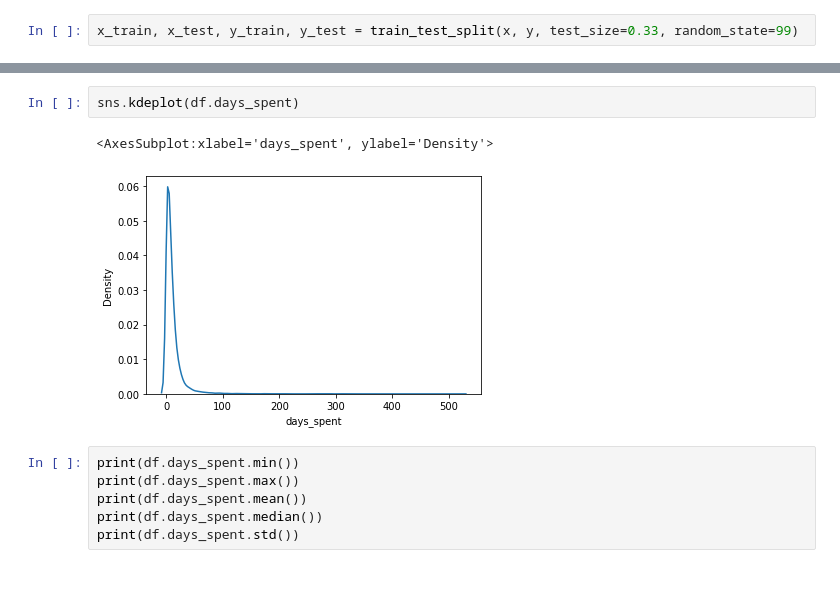
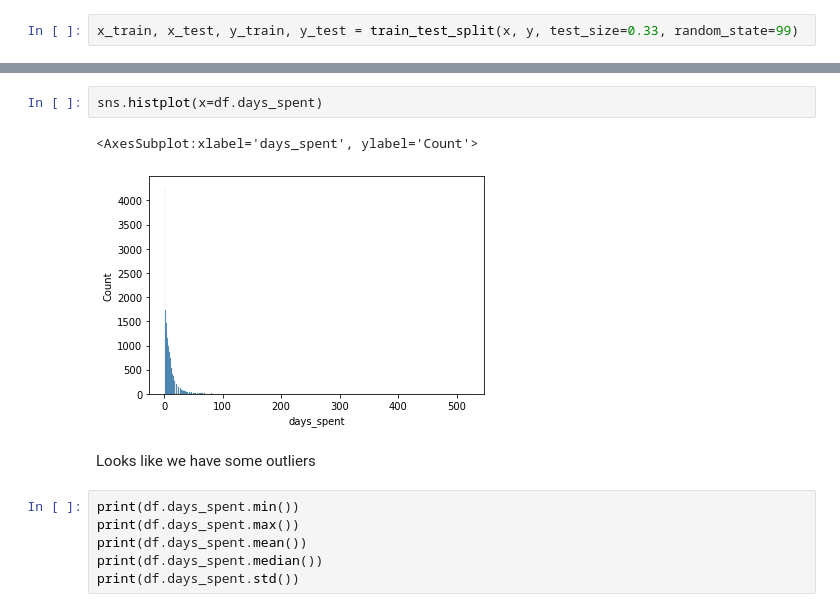
Before and after one commit to jjagoss/sac_animals, a Jupyter notebook: sac_animals_predict_3.ipynb, the cells around one changed output, grey strips where cells are left out. Drawn from its saved outputs; the diff is of its cells as text; blank space fills up the shorter version.

```diff
--- a/sac_animals_predict_3.ipynb
+++ b/sac_animals_predict_3.ipynb
@@ -98,8 +131,10 @@ plt.show()
 # %%
-sns.kdeplot(df.days_spent)
+sns.histplot(x=df.days_spent)
 # %% [output]
-<AxesSubplot:xlabel='days_spent', ylabel='Density'>
+<AxesSubplot:xlabel='days_spent', ylabel='Count'>
-[figure, old version]
+[figure, new version]
+# %% [markdown]
+Looks like we have some outliers
 # %%
 print(df.days_spent.min())
 print(df.days_spent.max())
```
Also changed, not shown: parts of 22 cells of this notebook.
